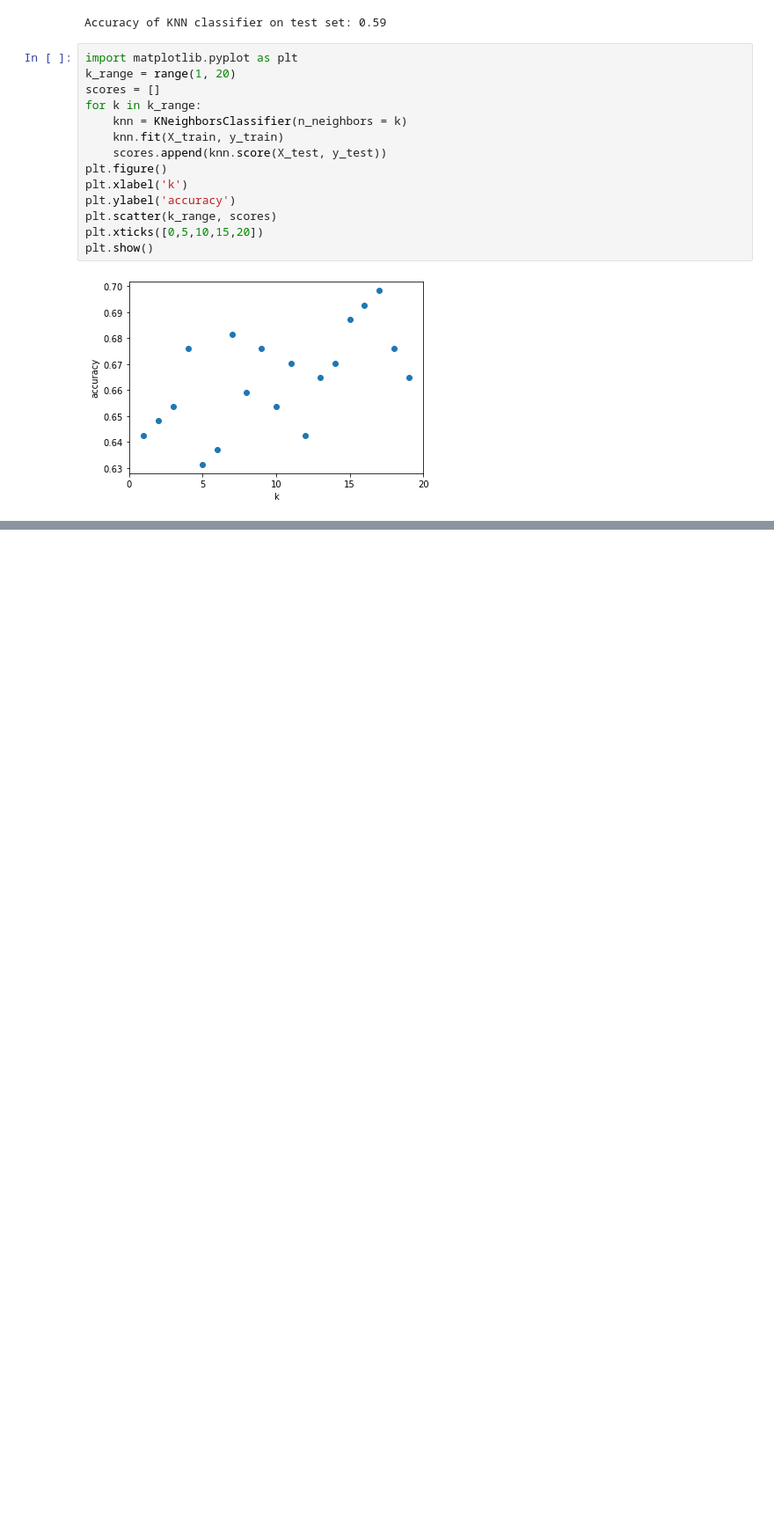
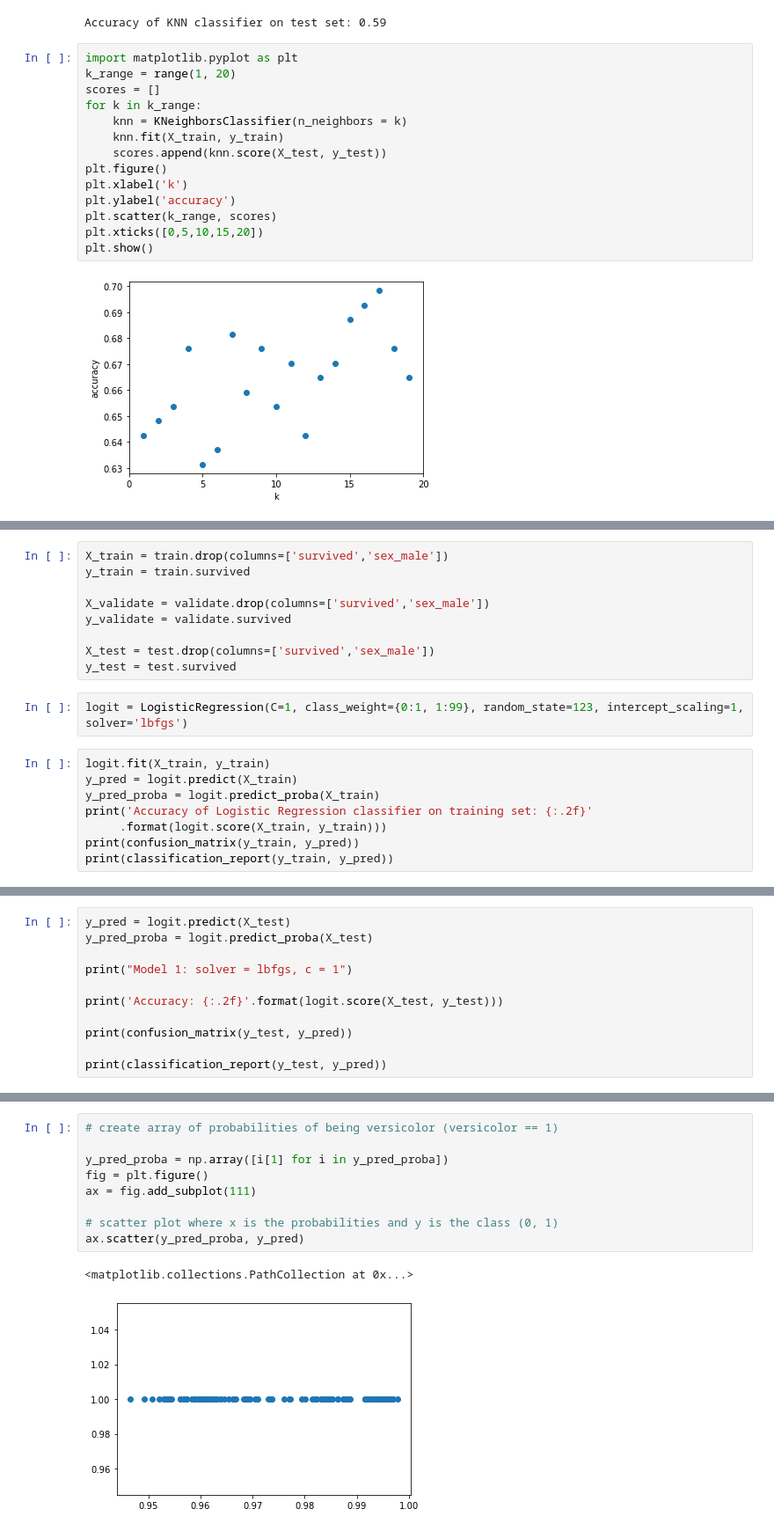
Before and after one commit to Laz-Lopez/classification-exercises, a Jupyter notebook: model.ipynb, the cells around one changed output, grey strips where cells are left out. Shown: that part at 88% size. Drawn from its saved outputs; the diff is of its cells as text; blank space fills up the shorter version.

Commit message:
model

```diff
--- a/model.ipynb
+++ b/model.ipynb
@@ -777,0 +830,19 @@ plt.show()
+# %%
+X_train = train.drop(columns=['survived','sex_male'])
+y_train = train.survived
+
+X_validate = validate.drop(columns=['survived','sex_male'])
+y_validate = validate.survived
+
+X_test = test.drop(columns=['survived','sex_male'])
+y_test = test.survived
+# %%
+logit = LogisticRegression(C=1, class_weight={0:1, 1:99}, random_state=123, intercept_scaling=1, solver='lbfgs')
+# %%
+logit.fit(X_train, y_train)
+y_pred = logit.predict(X_train)
+y_pred_proba = logit.predict_proba(X_train)
+print('Accuracy of Logistic Regression classifier on training set: {:.2f}'
+     .format(logit.score(X_train, y_train)))
+print(confusion_matrix(y_train, y_pred))
+print(classification_report(y_train, y_pred))
@@ -777,0 +889,11 @@ plt.show()
+# %%
+y_pred = logit.predict(X_test)
+y_pred_proba = logit.predict_proba(X_test)
+
+print("Model 1: solver = lbfgs, c = 1")
+
+print('Accuracy: {:.2f}'.format(logit.score(X_test, y_test)))
+
+print(confusion_matrix(y_test, y_pred))
+
+print(classification_report(y_test, y_pred))
@@ -777,0 +913,12 @@ plt.show()
+# %%
+# create array of probabilities of being versicolor (versicolor == 1)
+
+y_pred_proba = np.array([i[1] for i in y_pred_proba])
+fig = plt.figure()
+ax = fig.add_subplot(111)
+
+# scatter plot where x is the probabilities and y is the class (0, 1)
+ax.scatter(y_pred_proba, y_pred)
+# %% [output]
+<matplotlib.collections.PathCollection at 0x...>
+[figure, added]
```
Also changed, not shown: parts of 14 cells of this notebook.
